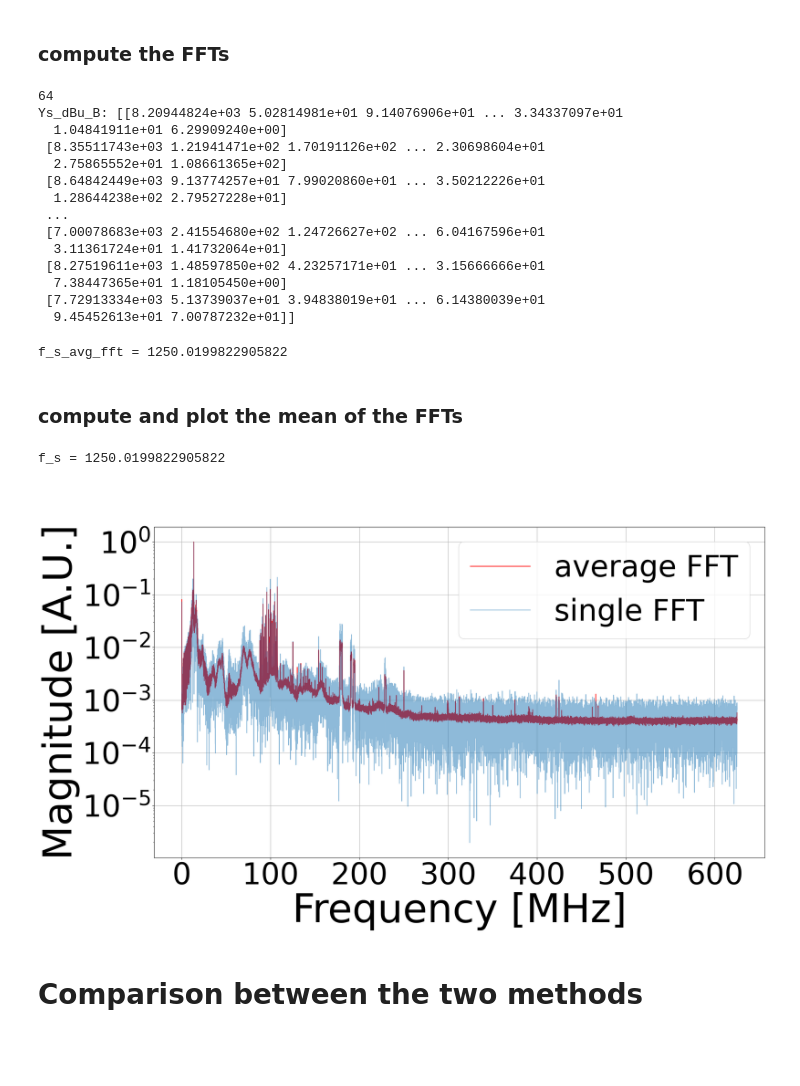
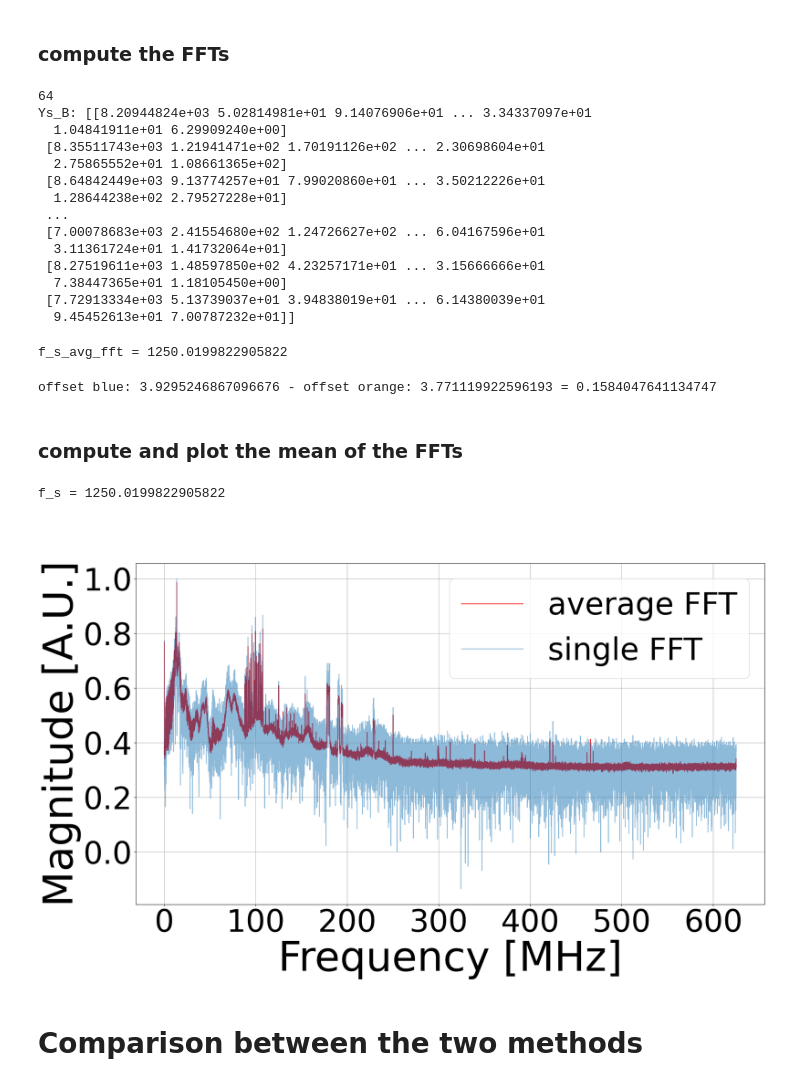
Before and after one commit to giiulia/SummerSchoolProject, a Jupyter notebook: Analysis/2.two_combination_methods/avg_wf_VS_avg_fft.ipynb, the cells around one changed output. Cells and saved outputs as stored; diff of their text form; code cells hidden in the pictures; blank space fills up the shorter version.

```diff
--- a/Analysis/2.two_combination_methods/avg_wf_VS_avg_fft.ipynb
+++ b/Analysis/2.two_combination_methods/avg_wf_VS_avg_fft.ipynb
@@ -153,7 +138,7 @@ Execution time: 3952.3851408958435 seconds
 # %% [markdown]
 # Method B: Average of the FFTs
 # %%
-file_pattern_wfs = f"../../../Waveforms/{day}/{day}_{hour}/{day}_{hour}_wf.csv/{day}_{hour}_wf_*.csv"
+file_pattern_wfs = f"../../Waveforms/{day}/{day}_{hour}/{day}_{hour}_wf.csv/{day}_{hour}_wf_*.csv"
 file_list_wfs = glob.glob(file_pattern_wfs)
 
 amplitudes_list_B = []
@@ -164,9 +149,8 @@ if not file_list_wfs:
 else:
     for i, file in enumerate(file_list_wfs):
         df = pd.read_csv(file)
+        print(df)
         if i == 0:
-            print(df.iloc[:, 0])
-            print(df.iloc[:, 1])
             times_B = pd.to_numeric(df.iloc[1:, 0], errors = 'coerce').values
         amplitudes_B = pd.to_numeric(df.iloc[1:, 1], errors='coerce').values
         if np.isnan(amplitudes_B).any():
@@ -201,18 +183,18 @@ conversion_factor = 0.001
 # %% [markdown]
 ### compute the FFTs
 # %%
-Ys_dBu_list = []
+Ys_list = []
 
 print(all_amplitudes_B.shape[0])
 for i in range(all_amplitudes_B.shape[0]):
-    Y_dBu_B = rfft(all_amplitudes_B[i, :], conversion_factor)
-    Ys_dBu_list.append(Y_dBu_B)
+    Y_B = rfft(all_amplitudes_B[i, :])
+    Ys_list.append(Y_B)
 
-Ys_dBu_B = np.stack(Ys_dBu_list, axis = 0)
-print(f"Ys_dBu_B: {Ys_dBu_B}")
+Ys_B = np.stack(Ys_list, axis = 0)
+print(f"Ys_B: {Ys_B}")
 # %% [output]
 64
-Ys_dBu_B: [[8.20944824e+03 5.02814981e+01 9.14076906e+01 ... 3.34337097e+01
+Ys_B: [[8.20944824e+03 5.02814981e+01 9.14076906e+01 ... 3.34337097e+01
   1.04841911e+01 6.29909240e+00]
  [8.35511743e+03 1.21941471e+02 1.70191126e+02 ... 2.30698604e+01
   2.75865552e+01 1.08661365e+02]
@@ -231,40 +213,43 @@ f_s_avg_fft = len(times_B) / span_B
 print(f"f_s_avg_fft = {f_s_avg_fft}")
 freqs_B = fft.rfftfreq(all_amplitudes_B.shape[1], 1/f_s_avg_fft) #window lenght, sample spacing
 
-avg_fft_dBu_B = np.mean(Ys_dBu_B, axis = 0)
+avg_fft_B = np.mean(Ys_B, axis = 0)
 # %% [output]
 f_s_avg_fft = 1250.0199822905822
+# %%
+avg_fft_B_log = np.log(avg_fft_B)
+Y_B_log = np.log(Y_B)
+offset_blue = np.mean(avg_fft_B_log[(freqs_B >= 250) & (freqs_B <= 350)])
+offset_orange = np.mean(Y_B_log[(freqs_B >= 250) & (freqs_B <= 350)])
+print(f"offset blue: {offset_blue} - offset orange: {offset_orange} = {offset_blue - offset_orange}")
+diff = offset_blue - offset_orange
+# %% [output]
+offset blue: 3.9295246867096676 - offset orange: 3.771119922596193 = 0.1584047641134747
 # %% [markdown]
 ### compute and plot the mean of the FFTs
 # %%
 span_B = times_B[len(times_B)-1]
 f_s = len(times_B) / span_B
 print(f"f_s = {f_s}")
 freqs_B = fft.rfftfreq(all_amplitudes_B.shape[1], 1/f_s) #window lenght, sample spacing
 
 
 plt.figure(figsize=(22, 12))
-#plt.errorbar(freqs, B_dBu, yerr = stds_fft_dBu, fmt='o', markersize = 2, ecolor='red', capsize = 3, capthick=1, elinewidth=1)
-plt.plot(freqs_B, avg_fft_dBu_B/max(Y_dBu_B), color = 'red', label = 'average FFT')
-plt.plot(freqs_B, Y_dBu_B/max(Y_dBu_B), alpha = 0.5, label = 'single FFT')
+plt.plot(freqs_B, (avg_fft_B_log - diff)/max(Y_B_log), color = 'red', label = 'average FFT')
+plt.plot(freqs_B, Y_B_log/max(Y_B_log), alpha = 0.5, label = 'single FFT')
 
 plt.title(' ', fontsize = 80)
 plt.xlabel('Frequency [MHz]', fontsize = 80)
 plt.xticks(fontsize = 60)
 plt.ylabel('Magnitude [A.U.]', fontsize = 80)
 plt.yticks(fontsize = 60)
 plt.grid(True)
 plt.legend(fontsize = 60)
 
-plt.semilogy()
-
-#plt.savefig("070824_15.46/avg_fft_B.png", format = "png", bbox_inches="tight")
-plt.savefig("../../Results/080824_15.42/MethodB_avg_fft.pdf", format = "pdf", bbox_inches="tight")
-
 plt.show()
 # %% [output]
 f_s = 1250.0199822905822
-[figure, old version]
+[figure, new version]
 # %% [markdown]
 # Comparison between the two methods
 # %%
```
Also changed, not shown: parts of 14 cells of this notebook, 13 other files.
